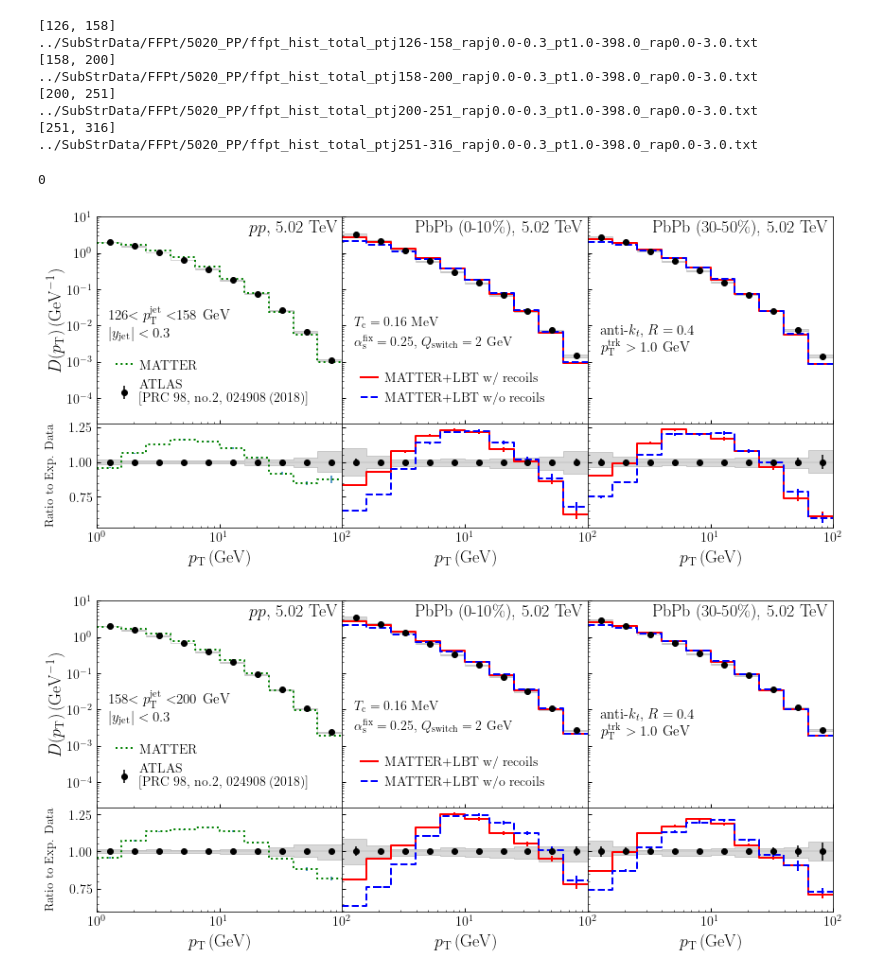
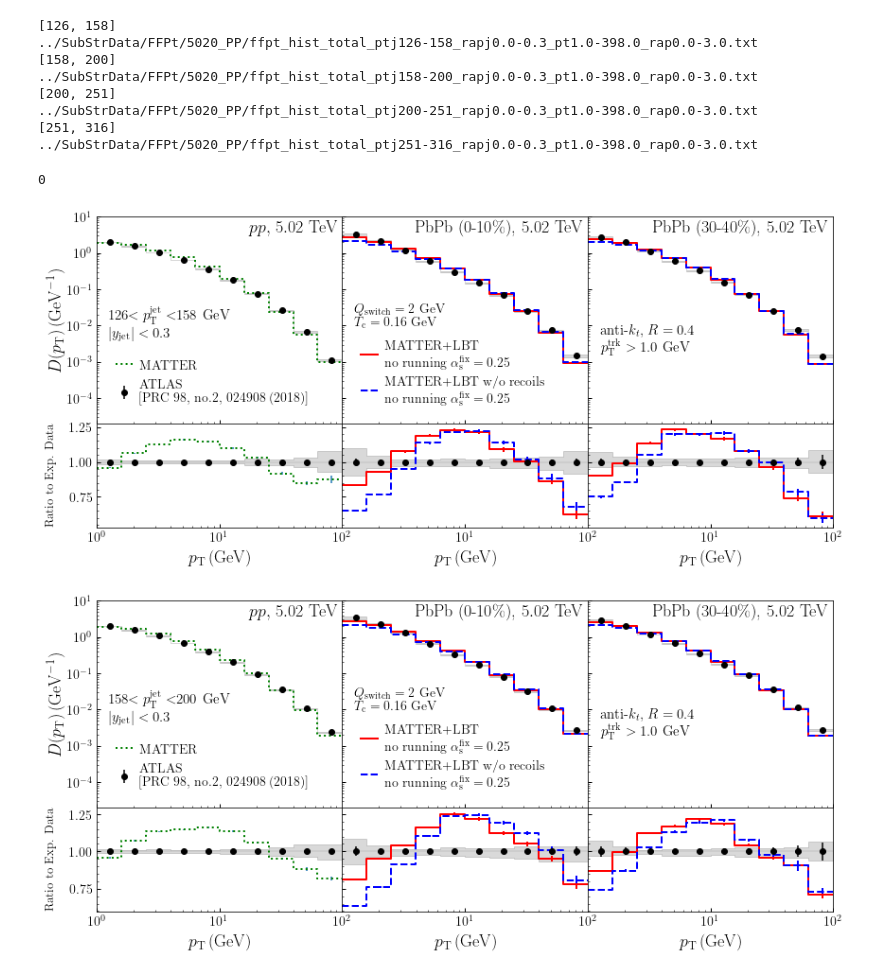
Before and after one commit to yasukitachibana/AAPaperJetAnalysis, a Jupyter notebook: gen_plot/ffpt.ipynb, the cells around one changed output. Drawn from its saved outputs; the diff is of its cells as text; code cells hidden in the pictures.

```diff
--- a/gen_plot/ffpt.ipynb
+++ b/gen_plot/ffpt.ipynb
@@ -110,10 +110,10 @@ for ptj in ptj_list:
     ax2.errorbar(xd, yd, yerr=yderr, marker="o", linestyle="none", color = 'black')
     ax2.fill_between(xdstep, ydstep+ydsysm, ydstep+ydsysp, step='post', color='black', alpha=0.15)
 
-    ax2.step(x1step, y1step, where='post', label='MATTER+LBT w/ recoils', color='red',linewidth = 2)
+    ax2.step(x1step, y1step, where='post', label='MATTER+LBT\n no running '+r'$\alpha^{\mathrm{fix}}_{\mathrm{s}}=0.25$', color='red',linewidth = 2)
     ax2.errorbar(x1, y1, yerr=y1err, marker="", linestyle="none", color='red',linewidth = 2)
 
-    ax2.step(x2step, y2step, where='post', label='MATTER+LBT w/o recoils', linestyle='dashed', color='blue',linewidth = 2)
+    ax2.step(x2step, y2step, where='post', label='MATTER+LBT w/o recoils\n no running '+r'$\alpha^{\mathrm{fix}}_{\mathrm{s}}=0.25$', linestyle='dashed', color='blue',linewidth = 2)
     ax2.errorbar(x2, y2, yerr=y2err, marker="", linestyle="none", color='blue',linewidth = 2)
     #######
     ax5.errorbar(xd, yd/yd, yerr=yderr/yd, marker="o", linestyle="none", color = 'black')
@@ -162,10 +162,10 @@ for ptj in ptj_list:
     ax3.errorbar(xd, yd, yerr=yderr, marker="o", linestyle="none", color = 'black')
     ax3.fill_between(xdstep, ydstep+ydsysm, ydstep+ydsysp, step='post', color='black', alpha=0.15)
 
-    ax3.step(x1step, y1step, where='post', label='MATTER+LBT w/ recoils', color='red',linewidth = 2)
+    ax3.step(x1step, y1step, where='post', label='MATTER+LBT\n no running '+r'$\alpha^{\mathrm{fix}}_{\mathrm{s}}=0.25$', color='red',linewidth = 2)
     ax3.errorbar(x1, y1, yerr=y1err, marker="", linestyle="none", color='red',linewidth = 2)
 
-    ax3.step(x2step, y2step, where='post', label='MATTER+LBT w/o recoils', linestyle='dashed', color='blue',linewidth = 2)
+    ax3.step(x2step, y2step, where='post', label='MATTER+LBT w/o recoils\n no running '+r'$\alpha^{\mathrm{fix}}_{\mathrm{s}}=0.25$', linestyle='dashed', color='blue',linewidth = 2)
     ax3.errorbar(x2, y2, yerr=y2err, marker="", linestyle="none", color='blue',linewidth = 2)
     #######
     ax6.errorbar(xd, yd/yd, yerr=yderr/yd, marker="o", linestyle="none", color = 'black')
@@ -186,35 +186,35 @@ for ptj in ptj_list:
         ax.set_xlim(xmin,xmax)
 
     def xlength(a):
         return xmin*pow(xmax/xmin,a)
 
 
     ax1.text(xlength(0.98), 3.8, r'$pp,\,5.02$ TeV', fontsize = 18, ha = 'right')
     ax2.text(xlength(0.98), 3.8, r'PbPb ($0$-$10\%$), $5.02$ TeV', fontsize = 18, ha = 'right')
-    ax3.text(xlength(0.98), 3.8, r'PbPb ($30$-$50\%$), $5.02$ TeV', fontsize = 18, ha = 'right')
+    ax3.text(xlength(0.98), 3.8, r'PbPb ($30$-$40\%$), $5.02$ TeV', fontsize = 18, ha = 'right')
 
     ax1.text(xlength(0.05), 0.005, str(ptj[0])+r'$<p_{\mathrm{T}}^{\mathrm{jet}}<$'+str(ptj[1])+r' GeV'+'\n'+r'$|y_{\mathrm {jet}}|<0.3$', fontsize = 15, ha = 'left')
     ax3.text(xlength(0.05), 0.002, r'anti-$k_t$, $R=0.4$'+'\n'+r'$p_{\mathrm{T}}^{\mathrm{trk}}>1.0$ GeV', fontsize = 15, ha = 'left')
-    ax2.text(xlength(0.05), 0.003, r'$\alpha_{\mathrm{s}}^{\mathrm{fix}}=0.25$, $Q_{\mathrm{switch}}=2$ GeV', fontsize = 14, ha = 'left')
-    ax2.text(xlength(0.05), 0.01, r'$T_{\mathrm{c}}=0.16$ MeV', fontsize = 14, ha = 'left')
+    ax2.text(xlength(0.05), 0.01, r'$Q_{\mathrm{switch}}=2$ GeV'+'\n'+r'$T_{\mathrm{c}}=0.16$ GeV', fontsize = 14, ha = 'left')
+
 
     ax1.legend(borderaxespad=1,handlelength=1.3, handletextpad=0.5,loc='lower left', fontsize=14,edgecolor='none', frameon=True, facecolor='none')
     ax2.legend(borderaxespad=1,handlelength=1.3, handletextpad=0.5,loc='lower left', fontsize=14,edgecolor='none', frameon=True, facecolor='none')
 
     plt.tight_layout()
     plt.savefig('Dpt_ptj'+str(ptj[0])+'-'+str(ptj[1])+'_rapj0.0-0.3.pdf')
 
 import os
 os.system('open .')
 # %% [output]
 [126, 158]
 ../SubStrData/FFPt/5020_PP/ffpt_hist_total_ptj126-158_rapj0.0-0.3_pt1.0-398.0_rap0.0-3.0.txt
 [158, 200]
 ../SubStrData/FFPt/5020_PP/ffpt_hist_total_ptj158-200_rapj0.0-0.3_pt1.0-398.0_rap0.0-3.0.txt
 [200, 251]
 ../SubStrData/FFPt/5020_PP/ffpt_hist_total_ptj200-251_rapj0.0-0.3_pt1.0-398.0_rap0.0-3.0.txt
 [251, 316]
 ../SubStrData/FFPt/5020_PP/ffpt_hist_total_ptj251-316_rapj0.0-0.3_pt1.0-398.0_rap0.0-3.0.txt
 0
-[figure, old version]
+[figure, new version]
-[figure, old version]
+[figure, new version]
```
Also changed, not shown: parts of 2 cells of this notebook, 6 other files.
